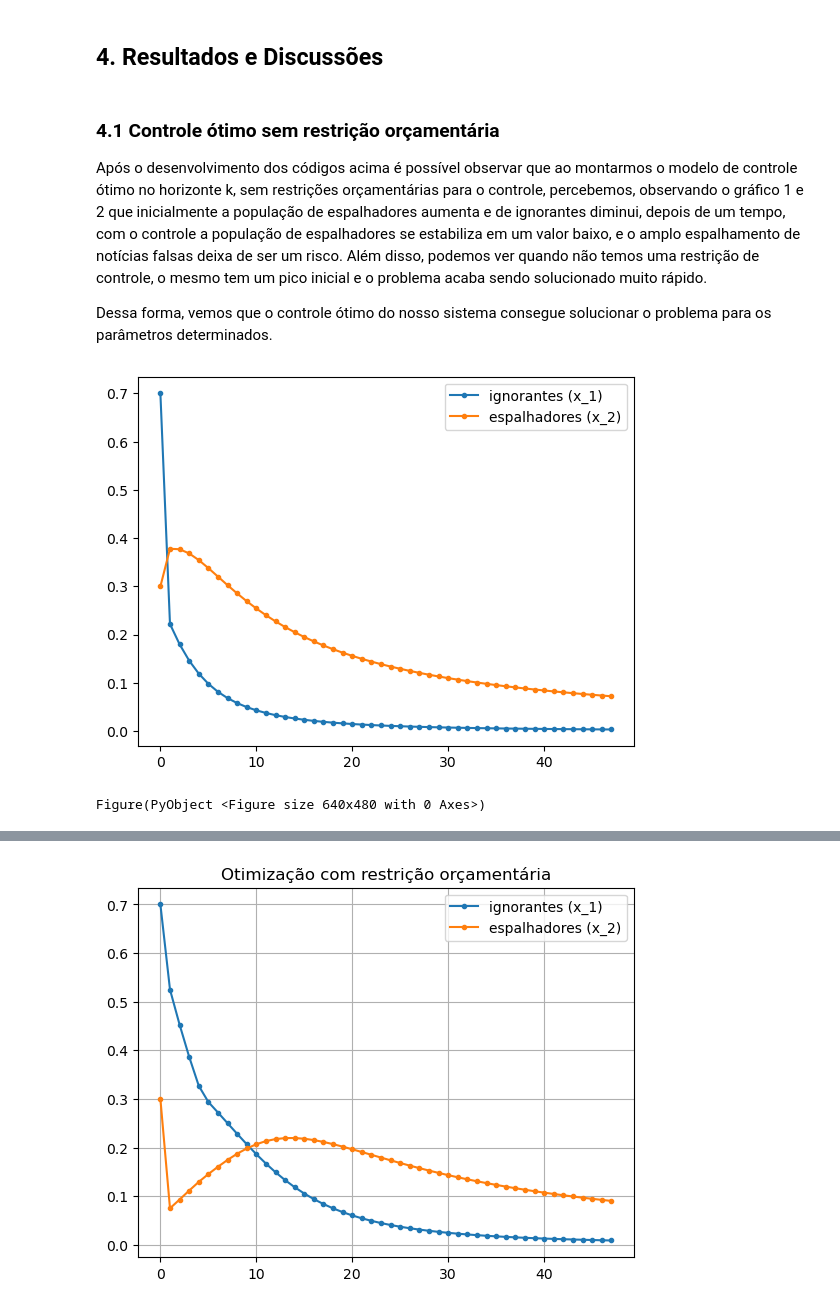
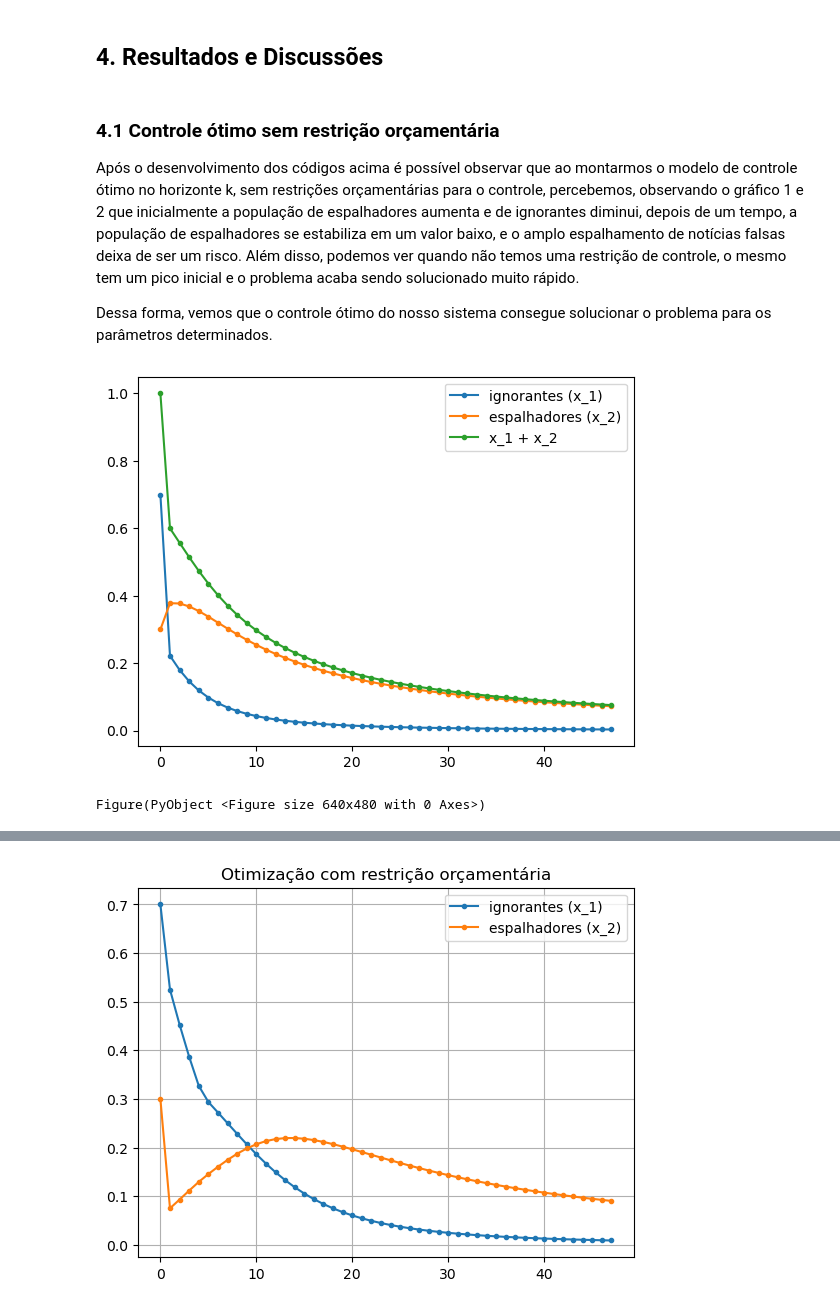
Before and after one commit to Neyrgsb/Otimizacao, a Jupyter notebook: TrabalhoOtimizaçãoJuliaeNey.ipynb, the cells around one changed output, grey strips where cells are left out. Cells and saved outputs as stored; diff of their text form; code cells hidden in the pictures.

```diff
--- a/TrabalhoOtimizaçãoJuliaeNey.ipynb
+++ b/TrabalhoOtimizaçãoJuliaeNey.ipynb
@@ -158,7 +158,7 @@ end
 @constraint(m, x_2[1] == x_2_init)
 
 for k in 2:T[k]
-    @constraint(m, x_1[k] + x_2[k] <= (γ / β))
+    @constraint(m, x_1[k] + x_2[k] <= (γ/β))
 end
 
 for k in 1:T[k]-1
@@ -173,10 +173,11 @@ optimize!(m)
 uopt1 = JuMP.value.(u[1:k-2])
 x_1opt1 = JuMP.value.(x_1[1:k-2])
 x_2opt1 = JuMP.value.(x_2[1:k-2])
+x12opt = x_1opt1+ x_2opt1;
 
-println("x1 ignorantes:",x_1opt1)
-println("x_2 spreaders",x_2opt1)
-println("u",uopt1)
+#println("x1 ignorantes:",x_1opt1)
+#println("x_2 spreaders",x_2opt1)
+#println("u",uopt1)
 
 #cortar ultimo ponto
 # %% [output]
@@ -567,15 +697,15 @@ PyPlot.grid()
 ## 4. Resultados e Discussões ##
 # %% [markdown]
 ### 4.1 Controle ótimo sem restrição orçamentária ###
-Após o desenvolvimento dos códigos acima é possível observar que ao montarmos o modelo de controle ótimo no horizonte k, sem restrições orçamentárias para o controle,  percebemos, observando o gráfico 1 e 2 que inicialmente a população de espalhadores aumenta e de ignorantes diminui, depois de um tempo, com o controle a população de espalhadores se estabiliza em um valor baixo, e o amplo espalhamento de notícias falsas deixa de ser um risco. Além disso, podemos ver quando não temos uma restrição de controle, o mesmo tem um pico inicial e o problema acaba sendo solucionado muito rápido.
+Após o desenvolvimento dos códigos acima é possível observar que ao montarmos o modelo de controle ótimo no horizonte k, sem restrições orçamentárias para o controle,  percebemos, observando o gráfico 1 e 2 que inicialmente a população de espalhadores aumenta e de ignorantes diminui, depois de um tempo, a população de espalhadores se estabiliza em um valor baixo, e o amplo espalhamento de notícias falsas deixa de ser um risco. Além disso, podemos ver quando não temos uma restrição de controle, o mesmo tem um pico inicial e o problema acaba sendo solucionado muito rápido.
 
 Dessa forma, vemos que o controle ótimo do nosso sistema consegue solucionar o problema para os parâmetros determinados.
 # %%
 
 PyPlot.svg(true)
-PyPlot.plot([x_1opt1 x_2opt1],".-")
-PyPlot.legend(["ignorantes (x_1)", "espalhadores (x_2)"], loc="best")
+PyPlot.plot([x_1opt1 x_2opt1 x12opt],".-")
+PyPlot.legend(["ignorantes (x_1)", "espalhadores (x_2)", "x_1 + x_2"], loc="best")
 PyPlot.figure()
 # %% [output]
-[figure, old version]
+[figure, new version]
 Figure(PyObject <Figure size 640x480 with 0 Axes>)
```
Also changed, not shown: parts of 28 cells of this notebook.
